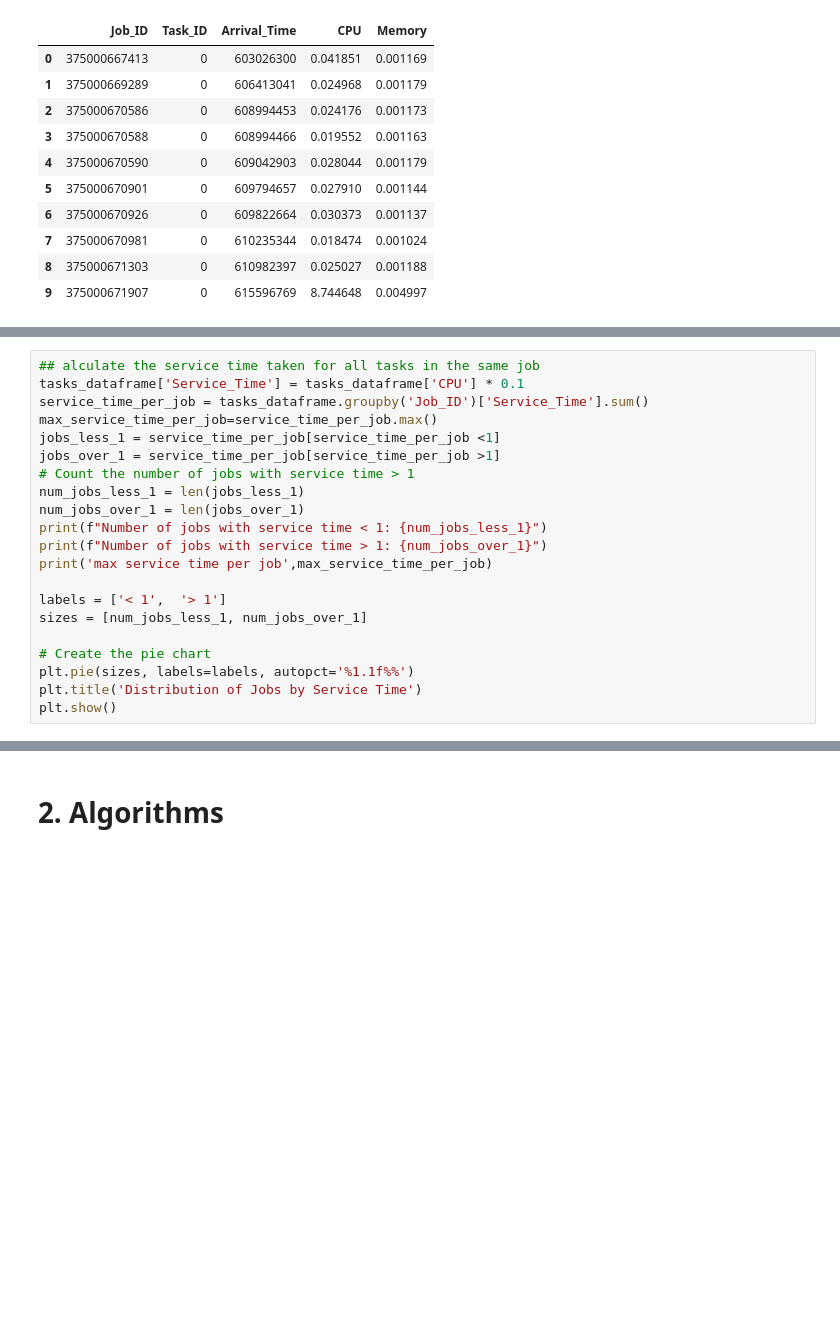
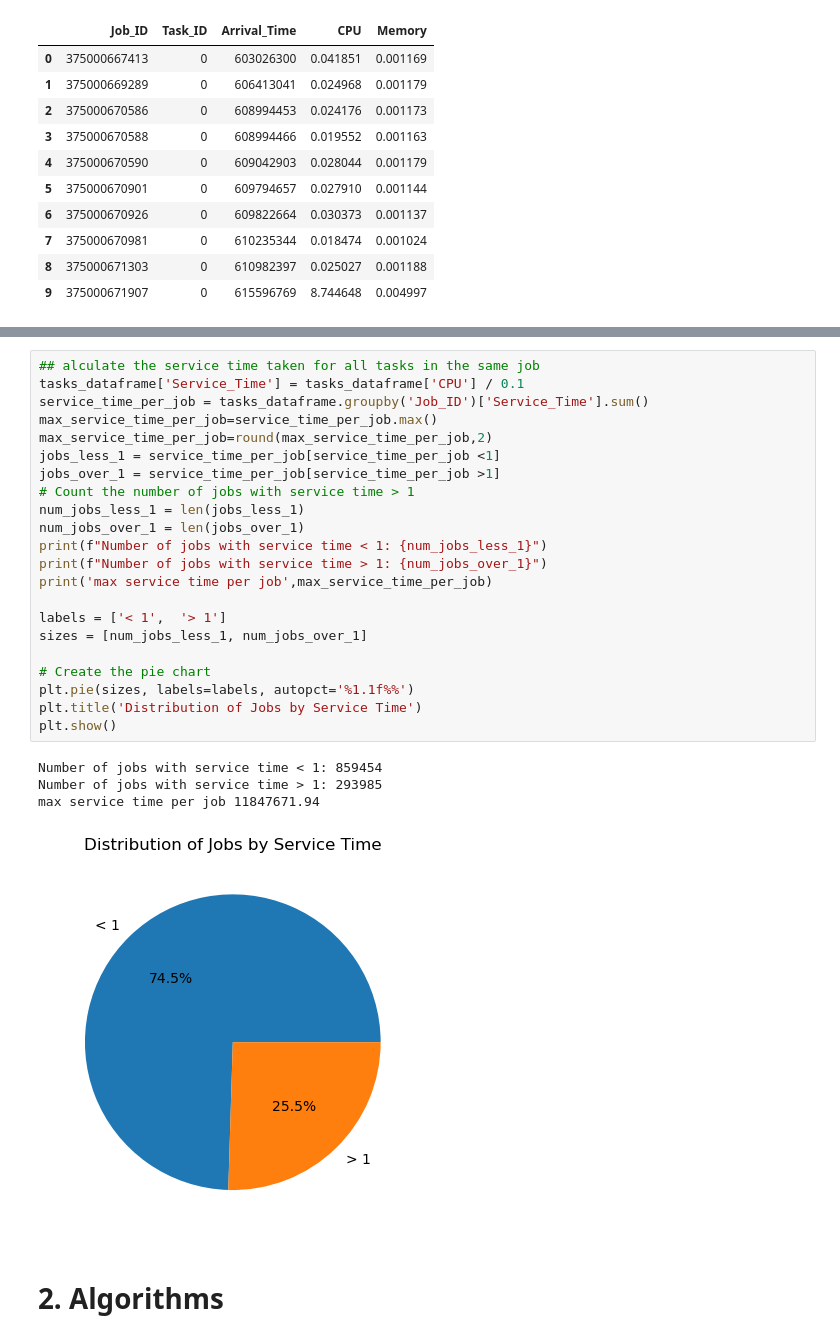
Before and after one commit to maryyyyna/Networking-for-Big-Data-and-Laboratory, a Jupyter notebook: CH2_DataCenter.ipynb, the cells around one changed output, grey strips where cells are left out. Saved outputs shown, nothing was run; the diff lists cells and outputs as text; blank space fills up the shorter version.

```diff
--- a/CH2_DataCenter.ipynb
+++ b/CH2_DataCenter.ipynb
@@ -106,21 +50,0 @@ variance and mean of the memory usage 2.6257930966316857e-05
-# %%
-## alculate the service time taken for all tasks in the same job
-tasks_dataframe['Service_Time'] = tasks_dataframe['CPU'] * 0.1
-service_time_per_job = tasks_dataframe.groupby('Job_ID')['Service_Time'].sum()
-max_service_time_per_job=service_time_per_job.max()
-jobs_less_1 = service_time_per_job[service_time_per_job <1]
-jobs_over_1 = service_time_per_job[service_time_per_job >1]
-# Count the number of jobs with service time > 1
-num_jobs_less_1 = len(jobs_less_1)
-num_jobs_over_1 = len(jobs_over_1)
-print(f"Number of jobs with service time < 1: {num_jobs_less_1}")
-print(f"Number of jobs with service time > 1: {num_jobs_over_1}")
-print('max service time per job',max_service_time_per_job)
-
-labels = ['< 1',  '> 1']
-sizes = [num_jobs_less_1, num_jobs_over_1]
-
-# Create the pie chart
-plt.pie(sizes, labels=labels, autopct='%1.1f%%')
-plt.title('Distribution of Jobs by Service Time')
-plt.show()
@@ -132,3 +106,30 @@ max service time per job 118476.71936140061
+# %%
+## alculate the service time taken for all tasks in the same job
+tasks_dataframe['Service_Time'] = tasks_dataframe['CPU'] / 0.1
+service_time_per_job = tasks_dataframe.groupby('Job_ID')['Service_Time'].sum()
+max_service_time_per_job=service_time_per_job.max()
+max_service_time_per_job=round(max_service_time_per_job,2)
+jobs_less_1 = service_time_per_job[service_time_per_job <1]
+jobs_over_1 = service_time_per_job[service_time_per_job >1]
+# Count the number of jobs with service time > 1
+num_jobs_less_1 = len(jobs_less_1)
+num_jobs_over_1 = len(jobs_over_1)
+print(f"Number of jobs with service time < 1: {num_jobs_less_1}")
+print(f"Number of jobs with service time > 1: {num_jobs_over_1}")
+print('max service time per job',max_service_time_per_job)
+
+labels = ['< 1',  '> 1']
+sizes = [num_jobs_less_1, num_jobs_over_1]
+
+# Create the pie chart
+plt.pie(sizes, labels=labels, autopct='%1.1f%%')
+plt.title('Distribution of Jobs by Service Time')
+plt.show()
+# %% [output]
+Number of jobs with service time < 1: 859454
+Number of jobs with service time > 1: 293985
+max service time per job 11847671.94
+[figure, added]
 # %% [markdown]
 # 2. Algorithms
 # %% [markdown]
```
Also changed, not shown: parts of 11 cells of this notebook.
